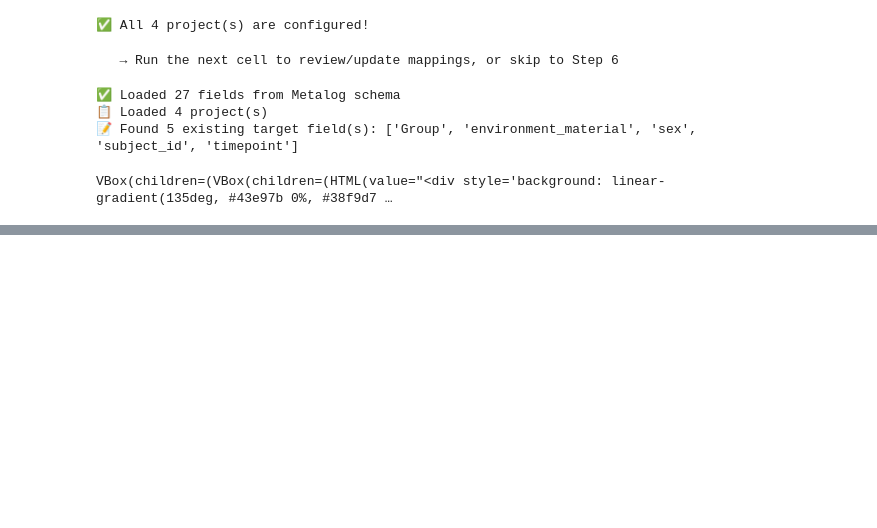
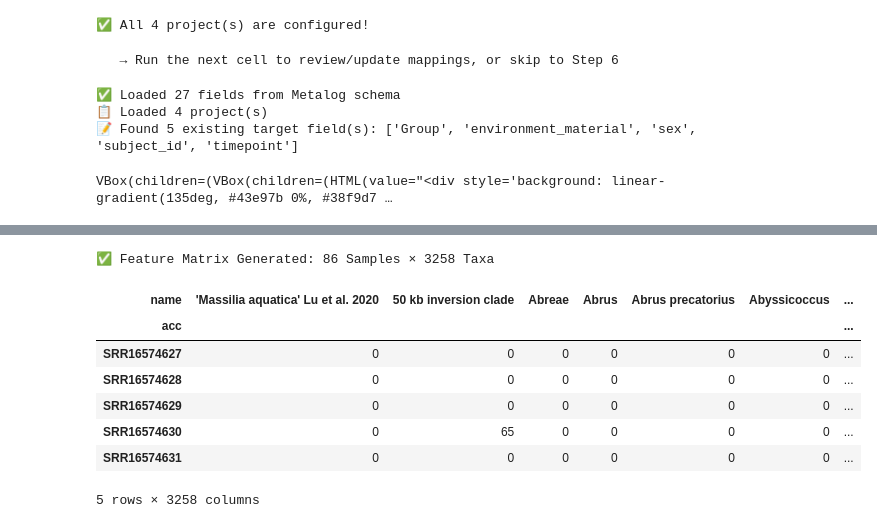
Before and after one commit to YPinto-Lab/cohort-query, a Jupyter notebook: runner.ipynb, the cells around one changed output, grey strips where cells are left out. Drawn from its saved outputs; the diff is of its cells as text; code cells hidden in the pictures; blank space fills up the shorter version.

```diff
--- a/runner.ipynb
+++ b/runner.ipynb
@@ -258,0 +256,53 @@ VBox(children=(HTML(value="<div style='background: linear-gradient(135deg, #f093
+# %%
+# --- Step 9: Export Taxon Abundance Matrix ---
+#
+# This step pivots our "long" dataframe into a "wide" Feature Matrix.
+# Rows represent individual sequencing runs (SRR/ERR/acc).
+# Columns represent unique taxonomic classifications.
+# Values are the raw read counts (filled with 0 where a taxon was not observed).
+#
+# This format is the universal standard required for external tools like
+# phyloseq (R), LEfSe, DESeq2, and Machine Learning algorithms (scikit-learn).
+import base64
+import pandas as pd
+from IPython.display import HTML, display
+
+# 1. Pivot the long dataframe into a wide Feature Matrix
+# We use 'acc' for the run ID, and 'name' for the taxonomy columns.
+# If a sample doesn't have a specific taxon, the count is naturally 0.
+feature_matrix = enriched_df.pivot_table(
+    index='acc',
+    columns='name',
+    values='total_count',
+    aggfunc='sum',
+    fill_value=0
+)
+
+print(f"✅ Feature Matrix Generated: {feature_matrix.shape[0]} Samples × {feature_matrix.shape[1]} Taxa")
+
+# 2. Display a preview of the matrix
+display(feature_matrix.head())
+
+# 3. Create a downloadable CSV button using base64 encoding (no local file saving needed)
+csv_data = feature_matrix.to_csv()
+b64_data = base64.b64encode(csv_data.encode()).decode()
+payload = f"data:text/csv;base64,{b64_data}"
+
+html_button = f'''
+<a download="Ask_SLM_Taxon_Abundance_Matrix.csv" href="{payload}" target="_blank">
+    <button style="background-color: #4CAF50; color: white; padding: 12px 24px; border: none; border-radius: 6px; cursor: pointer; font-weight: bold; font-size: 14px; box-shadow: 0 4px 6px rgba(0,0,0,0.1); transition: all 0.3s ease;">
+        📥 Download Abundance Matrix (CSV)
+    </button>
+</a>
+'''
+display(HTML(html_button))
+# %% [output]
+✅ Feature Matrix Generated: 86 Samples × 3258 Taxa
+| name | 'Massilia aquatica' Lu et al. 2020 | 50 kb inversion clade | Abreae | Abrus | Abrus precatorius | Abyssicoccus | ... |
+| acc |  |  |  |  |  |  | ... |
+| SRR16574627 | 0 | 0 | 0 | 0 | 0 | 0 | ... |
+| SRR16574628 | 0 | 0 | 0 | 0 | 0 | 0 | ... |
+| SRR16574629 | 0 | 0 | 0 | 0 | 0 | 0 | ... |
+| SRR16574630 | 0 | 65 | 0 | 0 | 0 | 0 | ... |
+| SRR16574631 | 0 | 0 | 0 | 0 | 0 | 0 | ... |
+5 rows × 3258 columns
```
Also changed, not shown: parts of 7 cells of this notebook, 4 other files.
